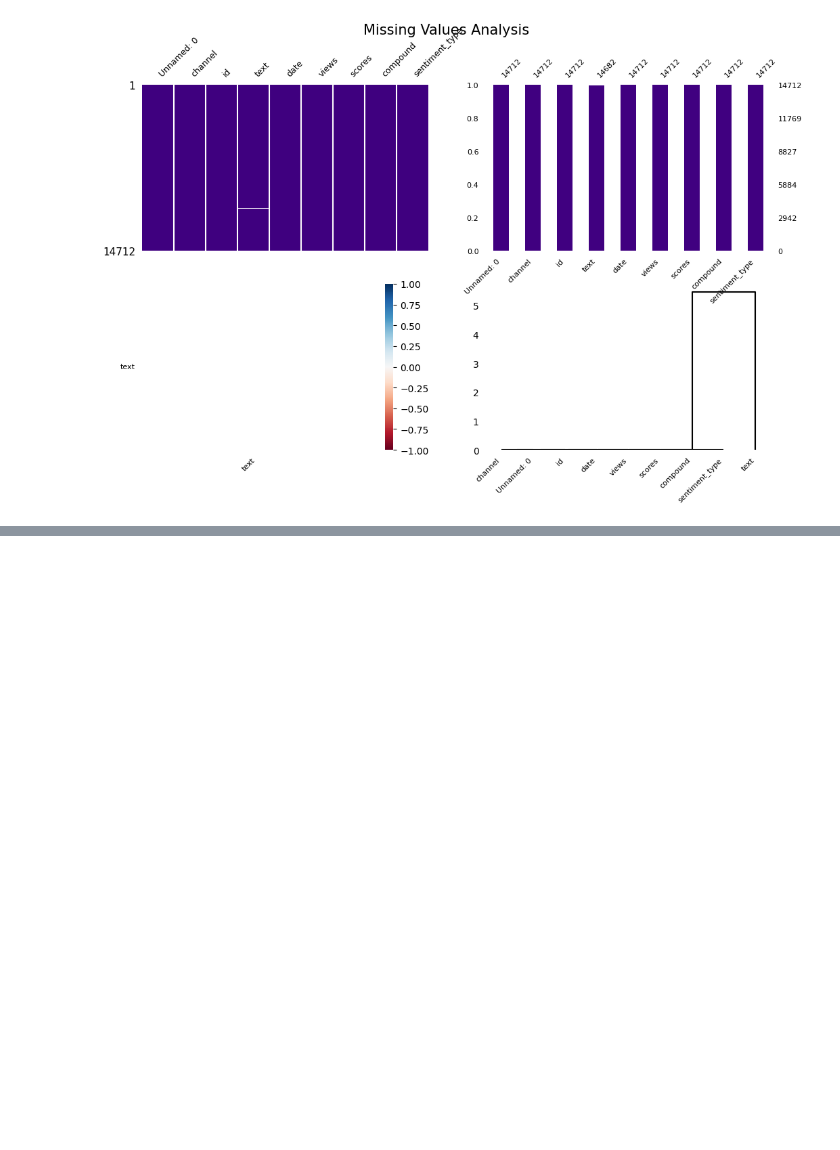
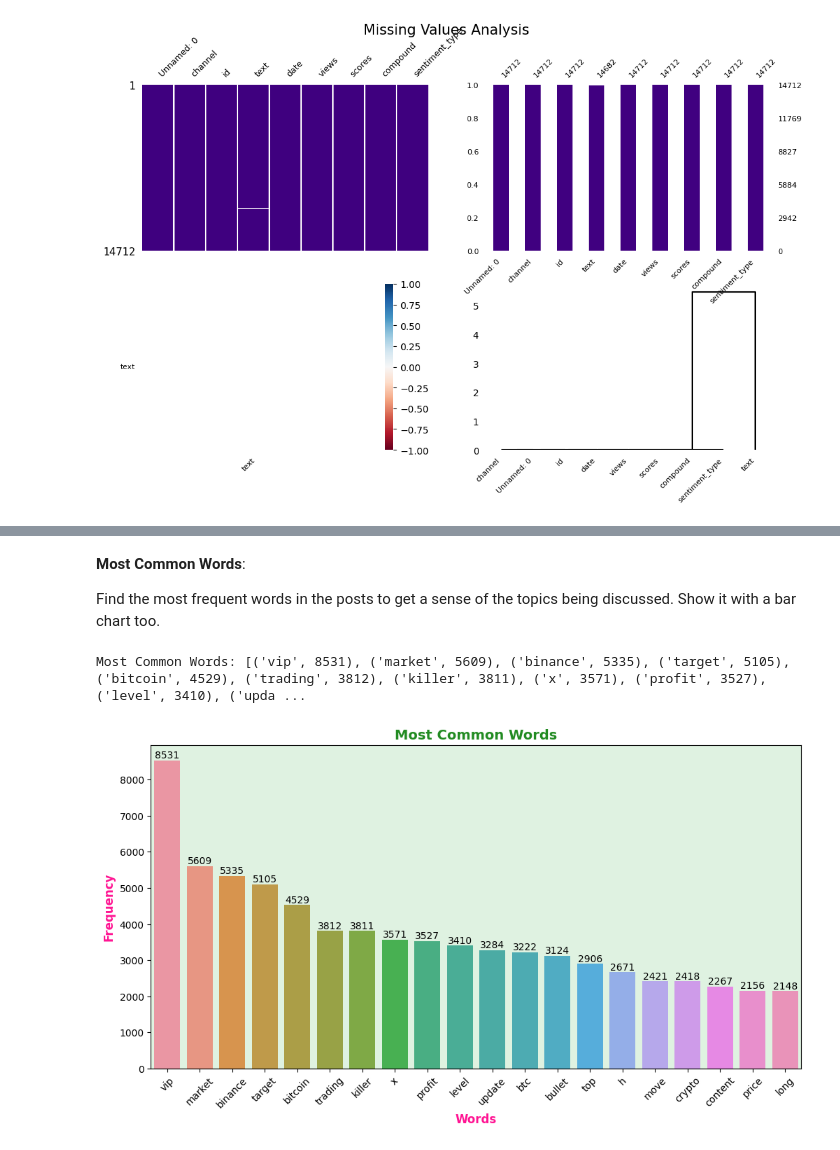
Before and after one commit to alistechworld/GOOGLE-Stock-Financial-News-2000-2025-EDA-ML, a Jupyter notebook: sentiment-analysis-social-media.ipynb, the cells around one changed output, grey strips where cells are left out. Cells and saved outputs as stored; diff of their text form; code cells hidden in the pictures; blank space fills up the shorter version.

```diff
--- a/sentiment-analysis-social-media.ipynb
+++ b/sentiment-analysis-social-media.ipynb
@@ -122,0 +256,34 @@ plt.show()
+# %% [markdown]
+****Most Common Words****:
+
+Find the most frequent words in the posts to get a sense of the topics being discussed. Show it with a bar chart too.
+# %%
+# Most Common Words
+def plot_most_common_words(text_series, top_n=20):
+    """
+    Plots the most common words in a text series.
+    """
+    all_words = ' '.join(text_series).split()
+    word_counts = Counter(all_words)
+    most_common_words = word_counts.most_common(top_n)
+    print("Most Common Words:", most_common_words)
+    words, counts = zip(*most_common_words)
+    plt.figure(figsize=(12, 6))
+    ax = sns.barplot(x=list(words), y=list(counts))
+    plt.xticks(rotation=45)
+    plt.title('Most Common Words', fontsize = 14, fontweight = 'bold', color = 'forestgreen')
+    plt.xlabel('Words',fontsize = 12, fontweight = 'bold', color = 'deeppink')
+    plt.ylabel('Frequency',fontsize = 12, fontweight = 'bold', color = 'deeppink')
+    plt.gca().set_facecolor('#dff2e1')
+
+    #Add values to the  most common words
+    for p in ax.patches:
+        ax.annotate(f'{p.get_height():.0f}', (p.get_x() + p.get_width() / 2., p.get_height()),
+                    ha='center', va='center', xytext=(0, 5), textcoords='offset points')
+
+    plt.show()
+
+plot_most_common_words(df['processed_text'])
+# %% [output]
+Most Common Words: [('vip', 8531), ('market', 5609), ('binance', 5335), ('target', 5105), ('bitcoin', 4529), ('trading', 3812), ('killer', 3811), ('x', 3571), ('profit', 3527), ('level', 3410), ('upda ...
+[figure, added]
```
Also changed, not shown: parts of 8 cells of this notebook.
